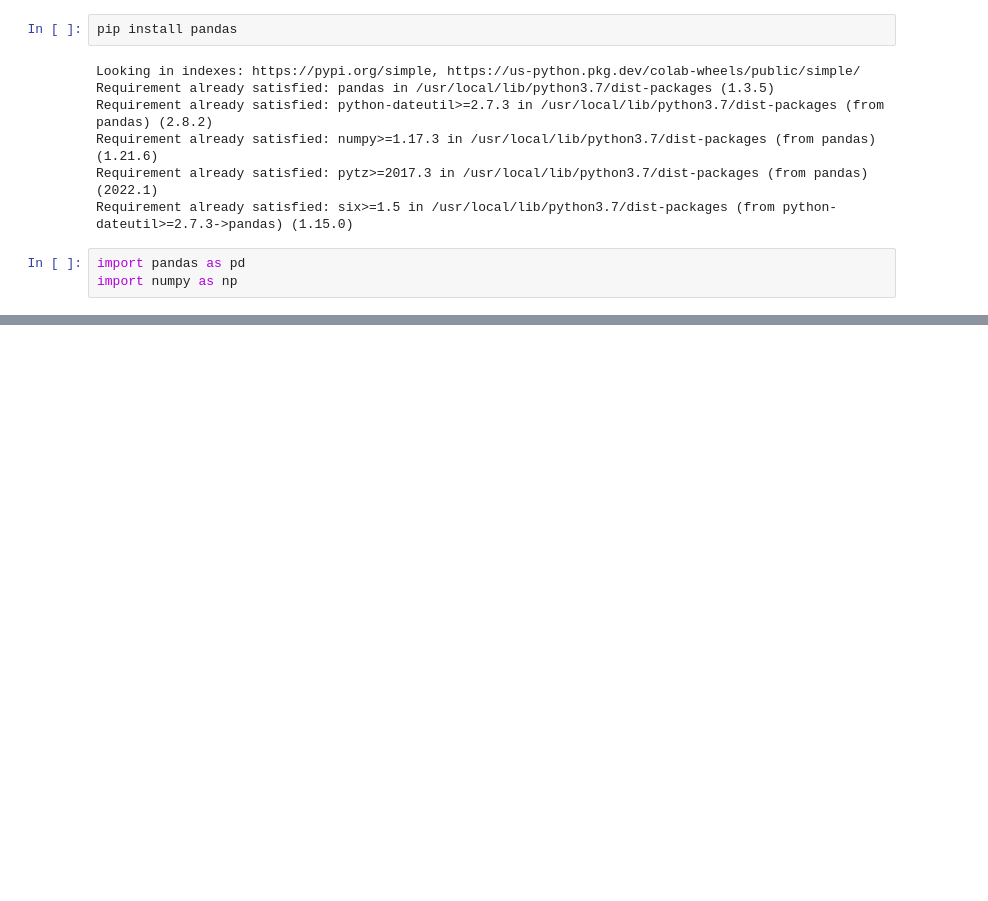
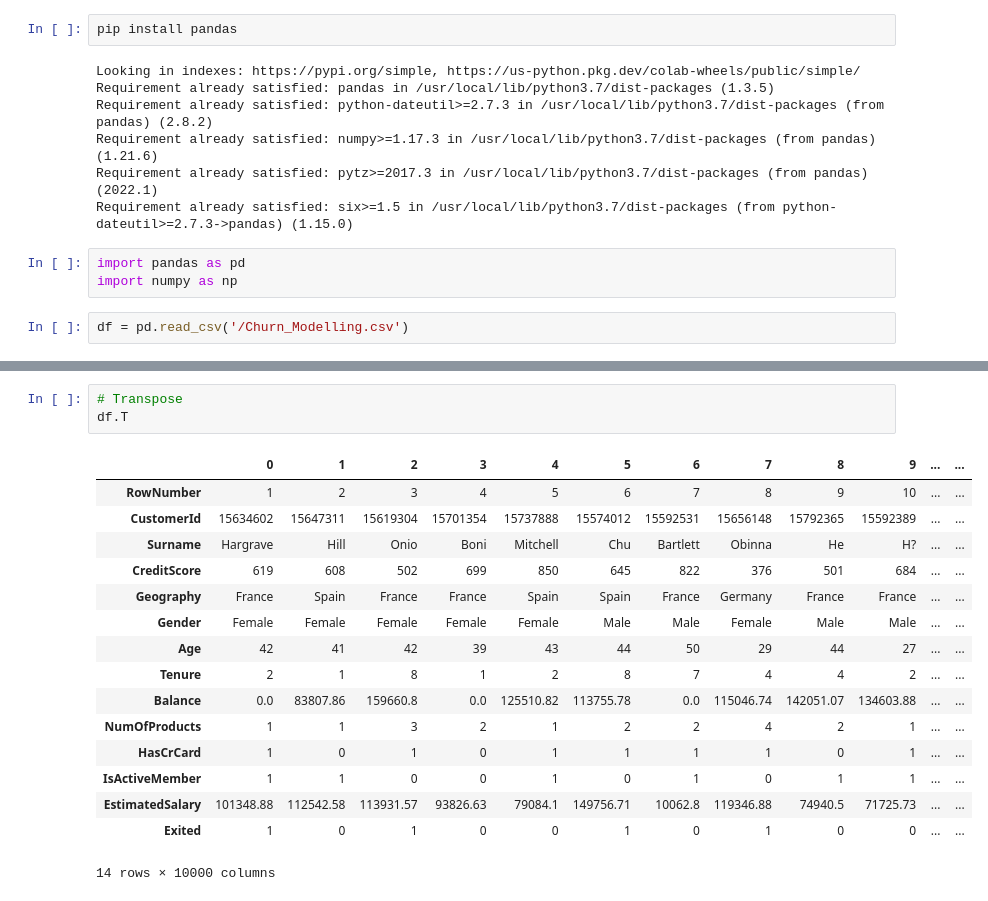
Before and after one commit to rohan-singh987/pyhtonForDataScience, a Jupyter notebook: pandas.ipynb, the cells around one changed output, grey strips where cells are left out. Saved outputs shown, nothing was run; the diff lists cells and outputs as text; blank space fills up the shorter version.

```diff
--- a/pandas.ipynb
+++ b/pandas.ipynb
@@ -12,3 +12,5 @@ Requirement already satisfied: six>=1.5 in /usr/local/lib/python3.7/dist-package
 # %%
 import pandas as pd
 import numpy as np
+# %%
+df = pd.read_csv('/Churn_Modelling.csv')
@@ -14,0 +92,20 @@ import numpy as np
+# %%
+# Transpose
+df.T
+# %% [output]
+|  | 0 | 1 | 2 | 3 | 4 | 5 | 6 | 7 | 8 | 9 | ... | ... |
+| RowNumber | 1 | 2 | 3 | 4 | 5 | 6 | 7 | 8 | 9 | 10 | ... | ... |
+| CustomerId | 15634602 | 15647311 | 15619304 | 15701354 | 15737888 | 15574012 | 15592531 | 15656148 | 15792365 | 15592389 | ... | ... |
+| Surname | Hargrave | Hill | Onio | Boni | Mitchell | Chu | Bartlett | Obinna | He | H? | ... | ... |
+| CreditScore | 619 | 608 | 502 | 699 | 850 | 645 | 822 | 376 | 501 | 684 | ... | ... |
+| Geography | France | Spain | France | France | Spain | Spain | France | Germany | France | France | ... | ... |
+| Gender | Female | Female | Female | Female | Female | Male | Male | Female | Male | Male | ... | ... |
+| Age | 42 | 41 | 42 | 39 | 43 | 44 | 50 | 29 | 44 | 27 | ... | ... |
+| Tenure | 2 | 1 | 8 | 1 | 2 | 8 | 7 | 4 | 4 | 2 | ... | ... |
+| Balance | 0.0 | 83807.86 | 159660.8 | 0.0 | 125510.82 | 113755.78 | 0.0 | 115046.74 | 142051.07 | 134603.88 | ... | ... |
+| NumOfProducts | 1 | 1 | 3 | 2 | 1 | 2 | 2 | 4 | 2 | 1 | ... | ... |
+| HasCrCard | 1 | 0 | 1 | 0 | 1 | 1 | 1 | 1 | 0 | 1 | ... | ... |
+| IsActiveMember | 1 | 1 | 0 | 0 | 1 | 0 | 1 | 0 | 1 | 1 | ... | ... |
+| EstimatedSalary | 101348.88 | 112542.58 | 113931.57 | 93826.63 | 79084.1 | 149756.71 | 10062.8 | 119346.88 | 74940.5 | 71725.73 | ... | ... |
+| Exited | 1 | 0 | 1 | 0 | 0 | 1 | 0 | 1 | 0 | 0 | ... | ... |
+14 rows × 10000 columns
```
Also changed, not shown: parts of 14 cells of this notebook.
